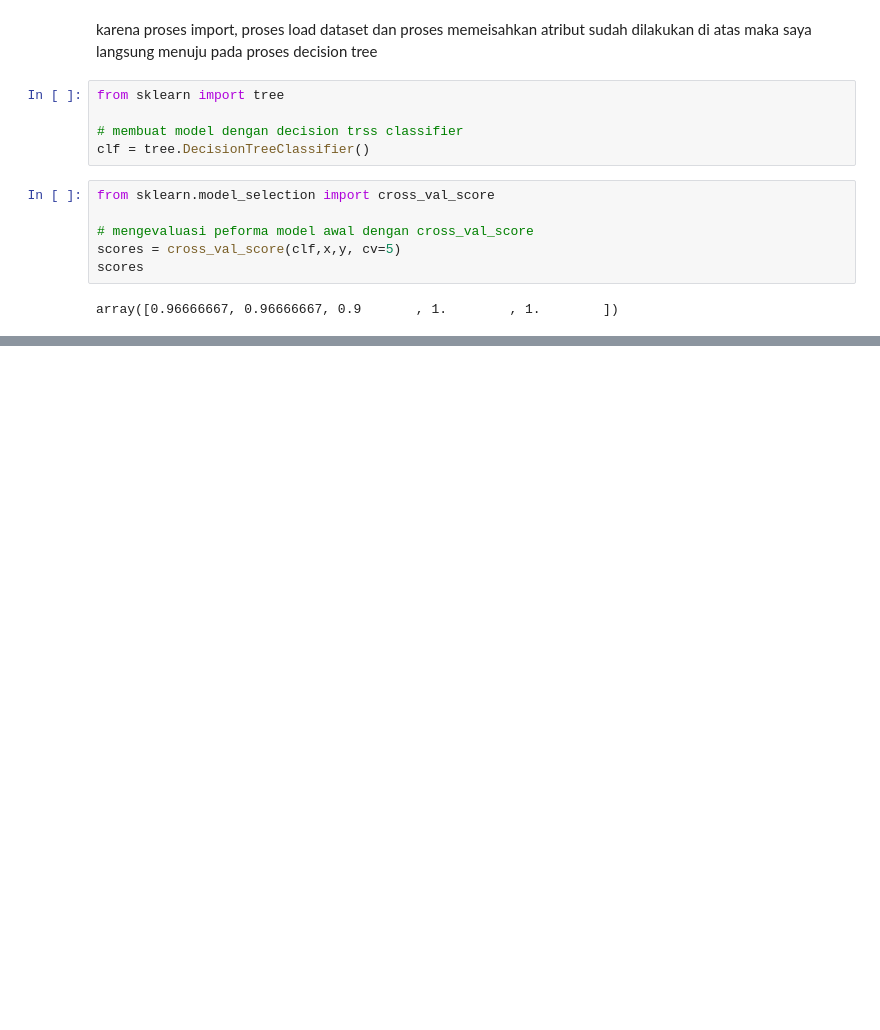
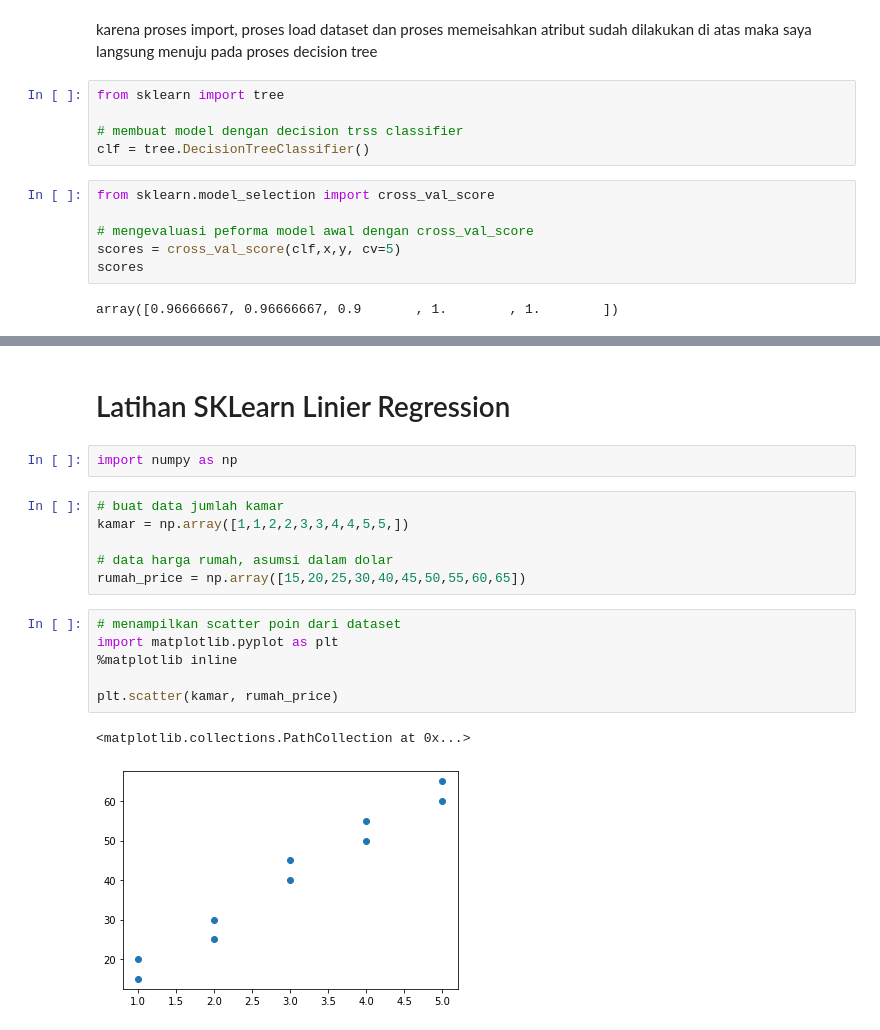
Before and after one commit to kurrnia/Dicoding, a Jupyter notebook: Dicoding1.ipynb, the cells around one changed output, grey strips where cells are left out. Saved outputs shown, nothing was run; the diff lists cells and outputs as text; blank space fills up the shorter version.

```diff
--- a/Dicoding1.ipynb
+++ b/Dicoding1.ipynb
@@ -87,0 +172,19 @@ array([0.96666667, 0.96666667, 0.9       , 1.        , 1.        ])
+# %% [markdown]
+# Latihan SKLearn Linier Regression
+# %%
+import numpy as np
+# %%
+# buat data jumlah kamar
+kamar = np.array([1,1,2,2,3,3,4,4,5,5,])
+
+# data harga rumah, asumsi dalam dolar
+rumah_price = np.array([15,20,25,30,40,45,50,55,60,65])
+# %%
+# menampilkan scatter poin dari dataset
+import matplotlib.pyplot as plt
+%matplotlib inline
+
+plt.scatter(kamar, rumah_price)
+# %% [output]
+<matplotlib.collections.PathCollection at 0x...>
+[figure, added]
```
Also changed, not shown: parts of 41 cells of this notebook.
